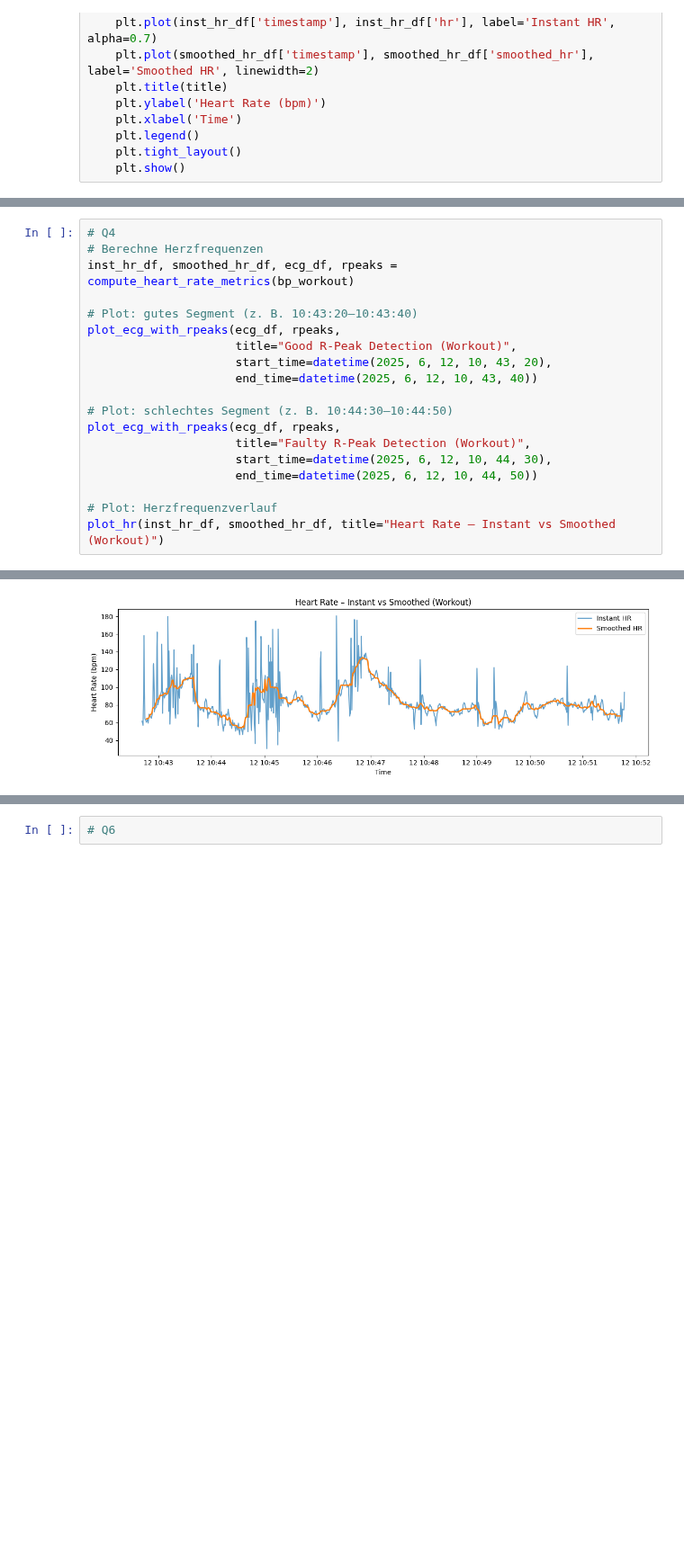
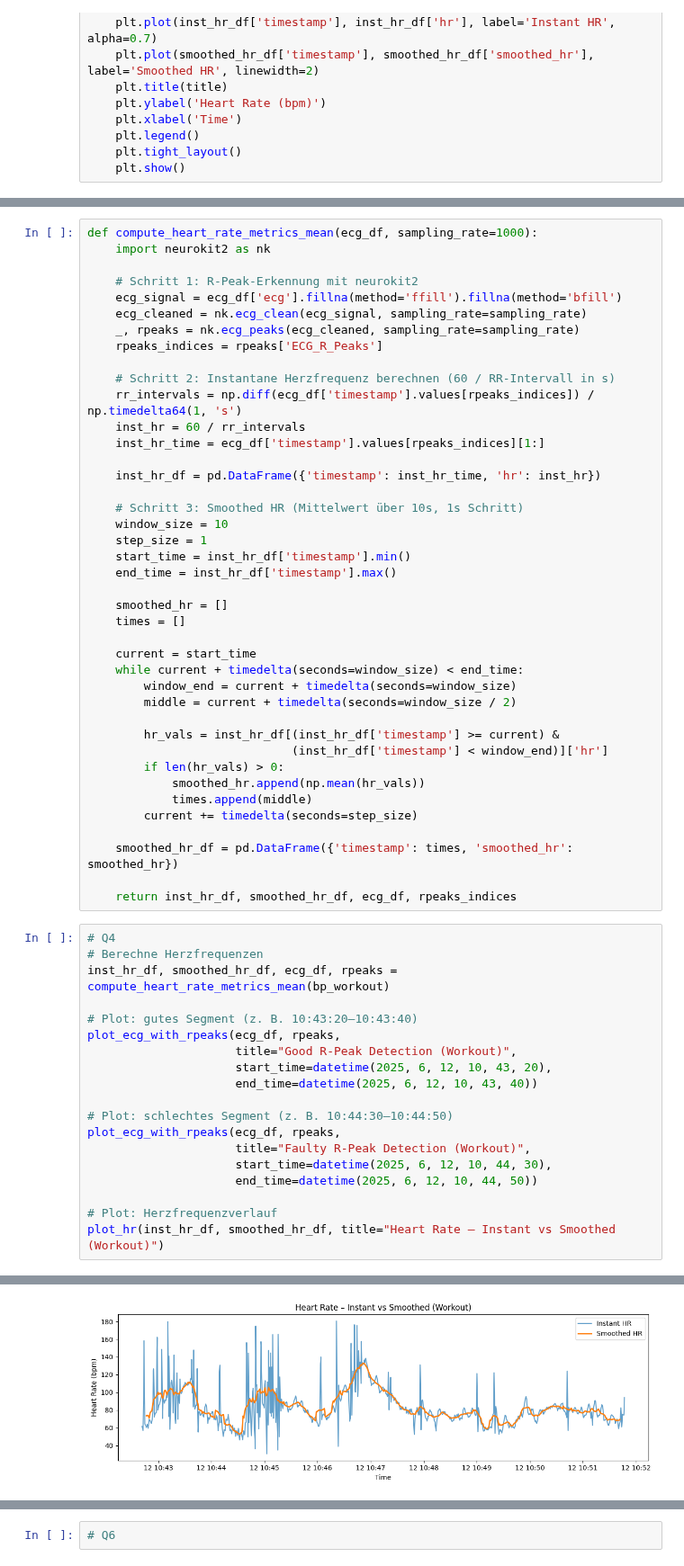
Before and after one commit to victor-42/medical_data_processing, a Jupyter notebook: assignment_3.ipynb, the cells around one changed output, grey strips where cells are left out. Shown at 90% size. Cells and saved outputs as stored; diff of their text form; blank space fills up the shorter version.

```diff
--- a/assignment_3.ipynb
+++ b/assignment_3.ipynb
@@ -262,25 +288,66 @@ plot_hr(inst_hr_df, smoothed_hr_df, title="Heart Rate: Instant vs. Smoothed (Sta
+# %%
+def compute_heart_rate_metrics_mean(ecg_df, sampling_rate=1000):
+    import neurokit2 as nk
+
+    # Schritt 1: R-Peak-Erkennung mit neurokit2
+    ecg_signal = ecg_df['ecg'].fillna(method='ffill').fillna(method='bfill')
+    ecg_cleaned = nk.ecg_clean(ecg_signal, sampling_rate=sampling_rate)
+    _, rpeaks = nk.ecg_peaks(ecg_cleaned, sampling_rate=sampling_rate)
+    rpeaks_indices = rpeaks['ECG_R_Peaks']
+
+    # Schritt 2: Instantane Herzfrequenz berechnen (60 / RR-Intervall in s)
+    rr_intervals = np.diff(ecg_df['timestamp'].values[rpeaks_indices]) / np.timedelta64(1, 's')
+    inst_hr = 60 / rr_intervals
+    inst_hr_time = ecg_df['timestamp'].values[rpeaks_indices][1:]
+
+    inst_hr_df = pd.DataFrame({'timestamp': inst_hr_time, 'hr': inst_hr})
+
+    # Schritt 3: Smoothed HR (Mittelwert über 10s, 1s Schritt)
+    window_size = 10
+    step_size = 1
+    start_time = inst_hr_df['timestamp'].min()
+    end_time = inst_hr_df['timestamp'].max()
+
+    smoothed_hr = []
+    times = []
+
+    current = start_time
+    while current + timedelta(seconds=window_size) < end_time:
+        window_end = current + timedelta(seconds=window_size)
+        middle = current + timedelta(seconds=window_size / 2)
+
+        hr_vals = inst_hr_df[(inst_hr_df['timestamp'] >= current) &
+                             (inst_hr_df['timestamp'] < window_end)]['hr']
+        if len(hr_vals) > 0:
+            smoothed_hr.append(np.mean(hr_vals))
+            times.append(middle)
+        current += timedelta(seconds=step_size)
+
+    smoothed_hr_df = pd.DataFrame({'timestamp': times, 'smoothed_hr': smoothed_hr})
+
+    return inst_hr_df, smoothed_hr_df, ecg_df, rpeaks_indices
 # %%
 # Q4
 # Berechne Herzfrequenzen
-inst_hr_df, smoothed_hr_df, ecg_df, rpeaks = compute_heart_rate_metrics(bp_workout)
+inst_hr_df, smoothed_hr_df, ecg_df, rpeaks = compute_heart_rate_metrics_mean(bp_workout)
 
 # Plot: gutes Segment (z. B. 10:43:20–10:43:40)
 plot_ecg_with_rpeaks(ecg_df, rpeaks,
                      title="Good R-Peak Detection (Workout)",
                      start_time=datetime(2025, 6, 12, 10, 43, 20),
                      end_time=datetime(2025, 6, 12, 10, 43, 40))
 
 # Plot: schlechtes Segment (z. B. 10:44:30–10:44:50)
 plot_ecg_with_rpeaks(ecg_df, rpeaks,
                      title="Faulty R-Peak Detection (Workout)",
                      start_time=datetime(2025, 6, 12, 10, 44, 30),
                      end_time=datetime(2025, 6, 12, 10, 44, 50))
 
 # Plot: Herzfrequenzverlauf
 plot_hr(inst_hr_df, smoothed_hr_df, title="Heart Rate – Instant vs Smoothed (Workout)")
 # %% [output]
 [figure]
 [figure]
-[figure, old version]
+[figure, new version]
 # %%
 # Q5
```
Also changed, not shown: parts of 8 cells of this notebook.
